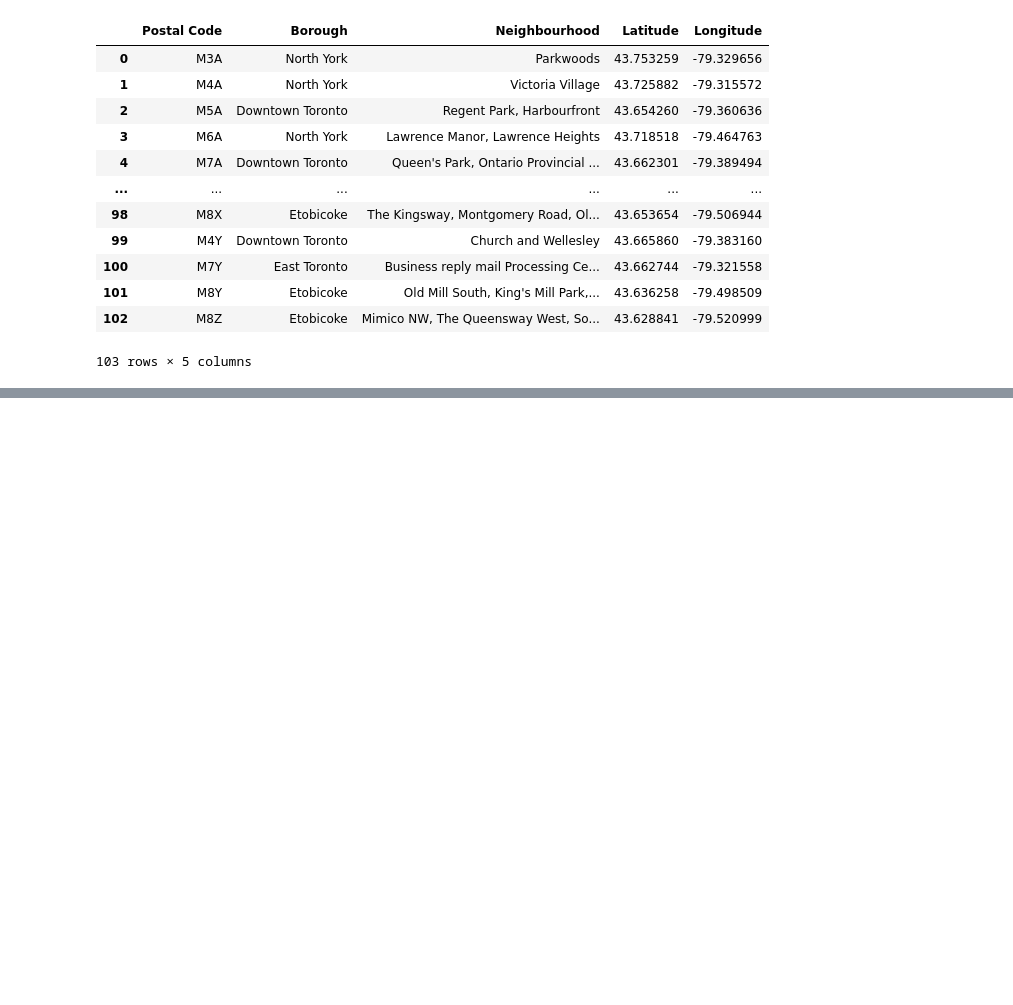
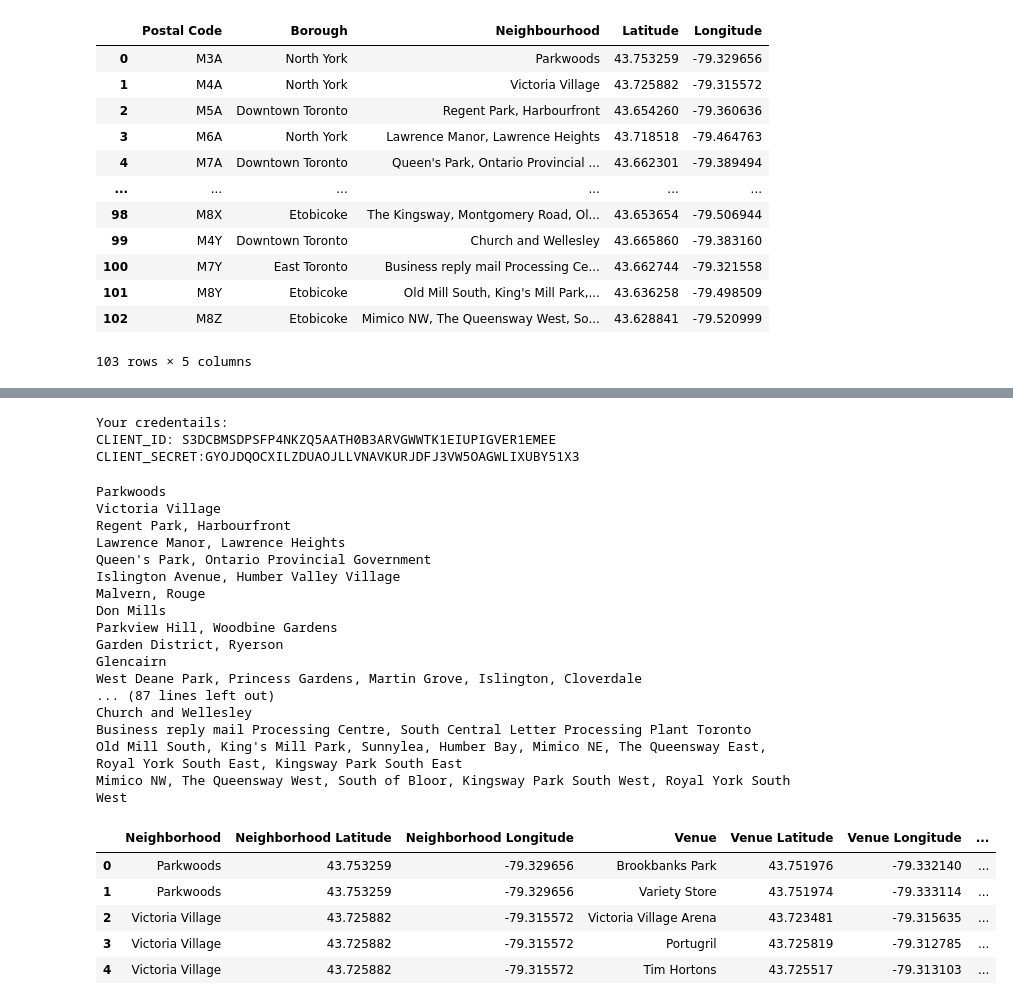
Before and after one commit to bodong408/Machine-Learning, a Jupyter notebook: Segmenting_and_Clustering_Neighborhoods_in_Toronto.ipynb, the cells around one changed output, grey strips where cells are left out. Saved outputs shown, nothing was run; the diff lists cells and outputs as text; code cells hidden in the pictures; blank space fills up the shorter version.

```diff
--- a/Segmenting_and_Clustering_Neighborhoods_in_Toronto.ipynb
+++ b/Segmenting_and_Clustering_Neighborhoods_in_Toronto.ipynb
@@ -19,6 +16,7 @@ df1.shape
 df2 = pd.read_csv('https://cocl.us/Geospatial_data')
 # %%
 df3 = pd.merge(df1, df2, left_on='Postal Code',right_on='Postal Code',how='outer',suffixes=('_left','_right'))
+df3.rename(columns = {'Neighbourhood': 'Neighborhood'}, inplace = True)
 df3
 # %% [output]
 |  | Postal Code | Borough | Neighbourhood | Latitude | Longitude |
@@ -36,0 +76,8 @@ df3
+# %%
+address = 'Toronto, Canada'
+
+geolocator = Nominatim(user_agent="explorer")
+location = geolocator.geocode(address)
+latitude = location.latitude
+longitude = location.longitude
+print('The geograpical coordinate of Toronto are {}, {}.'.format(latitude, longitude))
@@ -36,0 +86,19 @@ df3
+# %%
+# create map of Toronto using latitude and longitude values
+map = folium.Map(location=[latitude, longitude], zoom_start=10)
+
+# add markers to map
+for lat, lng, borough, neighborhood in zip(df3['Latitude'], df3['Longitude'], df3['Borough'], df3['Neighborhood']):
+    label = '{}, {}'.format(neighborhood, borough)
+    label = folium.Popup(label, parse_html=True)
+    folium.CircleMarker(
+        [lat, lng],
+        radius=5,
+        popup=label,
+        color='blue',
+        fill=True,
+        fill_color='#3186cc',
+        fill_opacity=0.7,
+        parse_html=False).add_to(map)
+
+map
@@ -36,0 +107,13 @@ df3
+# %%
+CLIENT_ID = 'S3DCBMSDPSFP4NKZQ5AATH0B3ARVGWWTK1EIUPIGVER1EMEE' # your Foursquare ID
+CLIENT_SECRET = 'GYOJDQOCXILZDUAOJLLVNAVKURJDFJ3VW5OAGWLIXUBY51X3' # your Foursquare Secret
+VERSION = '20180605' # Foursquare API version
+LIMIT = 100 # A default Foursquare API limit value
+
+print('Your credentails:')
+print('CLIENT_ID: ' + CLIENT_ID)
+print('CLIENT_SECRET:' + CLIENT_SECRET)
+# %% [output]
+Your credentails:
+CLIENT_ID: S3DCBMSDPSFP4NKZQ5AATH0B3ARVGWWTK1EIUPIGVER1EMEE
+CLIENT_SECRET:GYOJDQOCXILZDUAOJLLVNAVKURJDFJ3VW5OAGWLIXUBY51X3
@@ -36,0 +172,30 @@ df3
+# %%
+names = df3['Neighborhood']
+latitudes = df3['Latitude']
+longitudes = df3['Longitude']
+venues = getNearbyVenues(names, latitudes, longitudes)
+venues.head()
+# %% [output]
+Parkwoods
+Victoria Village
+Regent Park, Harbourfront
+Lawrence Manor, Lawrence Heights
+Queen's Park, Ontario Provincial Government
+Islington Avenue, Humber Valley Village
+Malvern, Rouge
+Don Mills
+Parkview Hill, Woodbine Gardens
+Garden District, Ryerson
+Glencairn
+West Deane Park, Princess Gardens, Martin Grove, Islington, Cloverdale
+... (87 lines left out)
+Church and Wellesley
+Business reply mail Processing Centre, South Central Letter Processing Plant Toronto
+Old Mill South, King's Mill Park, Sunnylea, Humber Bay, Mimico NE, The Queensway East, Royal York South East, Kingsway Park South East
+Mimico NW, The Queensway West, South of Bloor, Kingsway Park South West, Royal York South West
+|  | Neighborhood | Neighborhood Latitude | Neighborhood Longitude | Venue | Venue Latitude | Venue Longitude | ... |
+| 0 | Parkwoods | 43.753259 | -79.329656 | Brookbanks Park | 43.751976 | -79.332140 | ... |
+| 1 | Parkwoods | 43.753259 | -79.329656 | Variety Store | 43.751974 | -79.333114 | ... |
+| 2 | Victoria Village | 43.725882 | -79.315572 | Victoria Village Arena | 43.723481 | -79.315635 | ... |
+| 3 | Victoria Village | 43.725882 | -79.315572 | Portugril | 43.725819 | -79.312785 | ... |
+| 4 | Victoria Village | 43.725882 | -79.315572 | Tim Hortons | 43.725517 | -79.313103 | ... |
```
Also changed, not shown: parts of 20 cells of this notebook.
